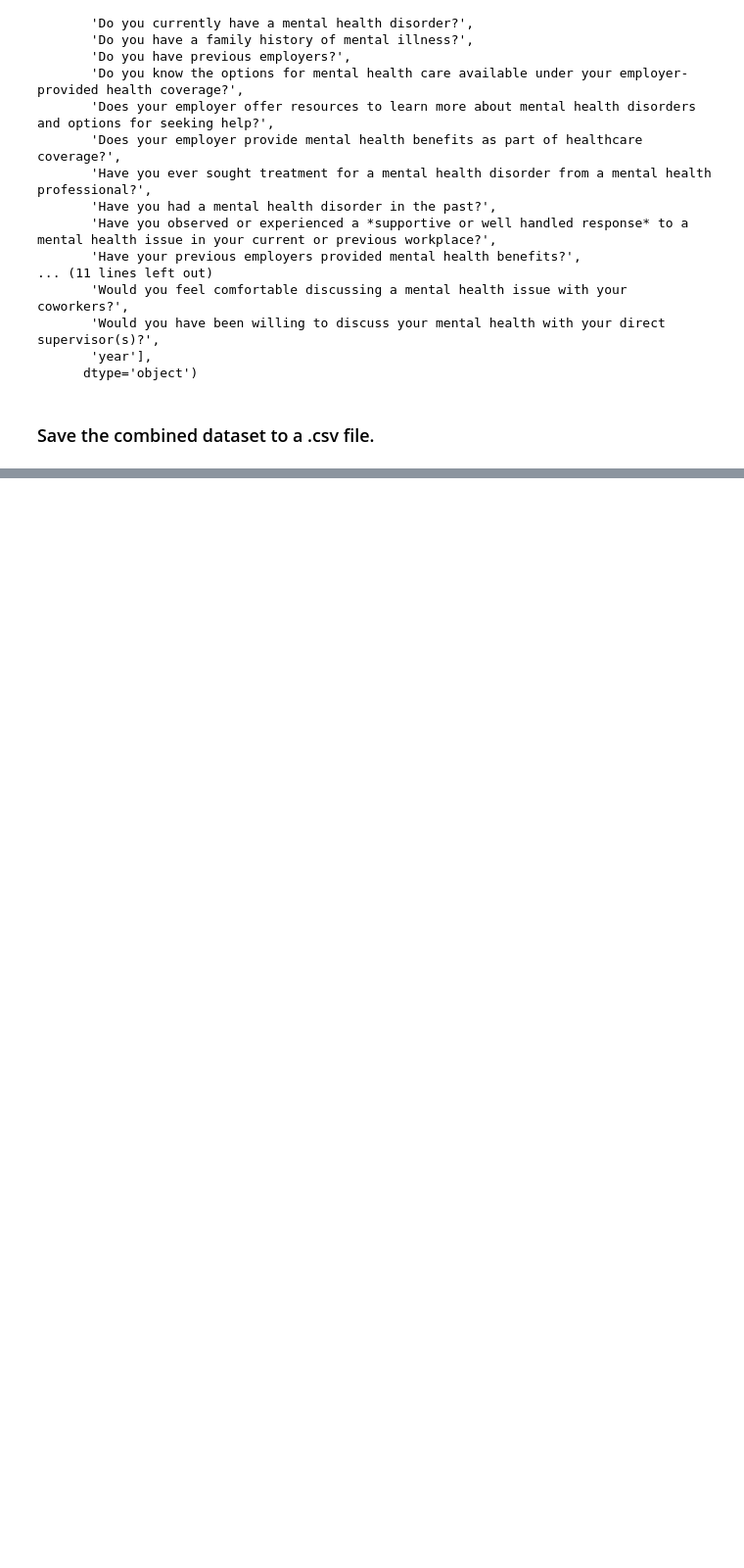
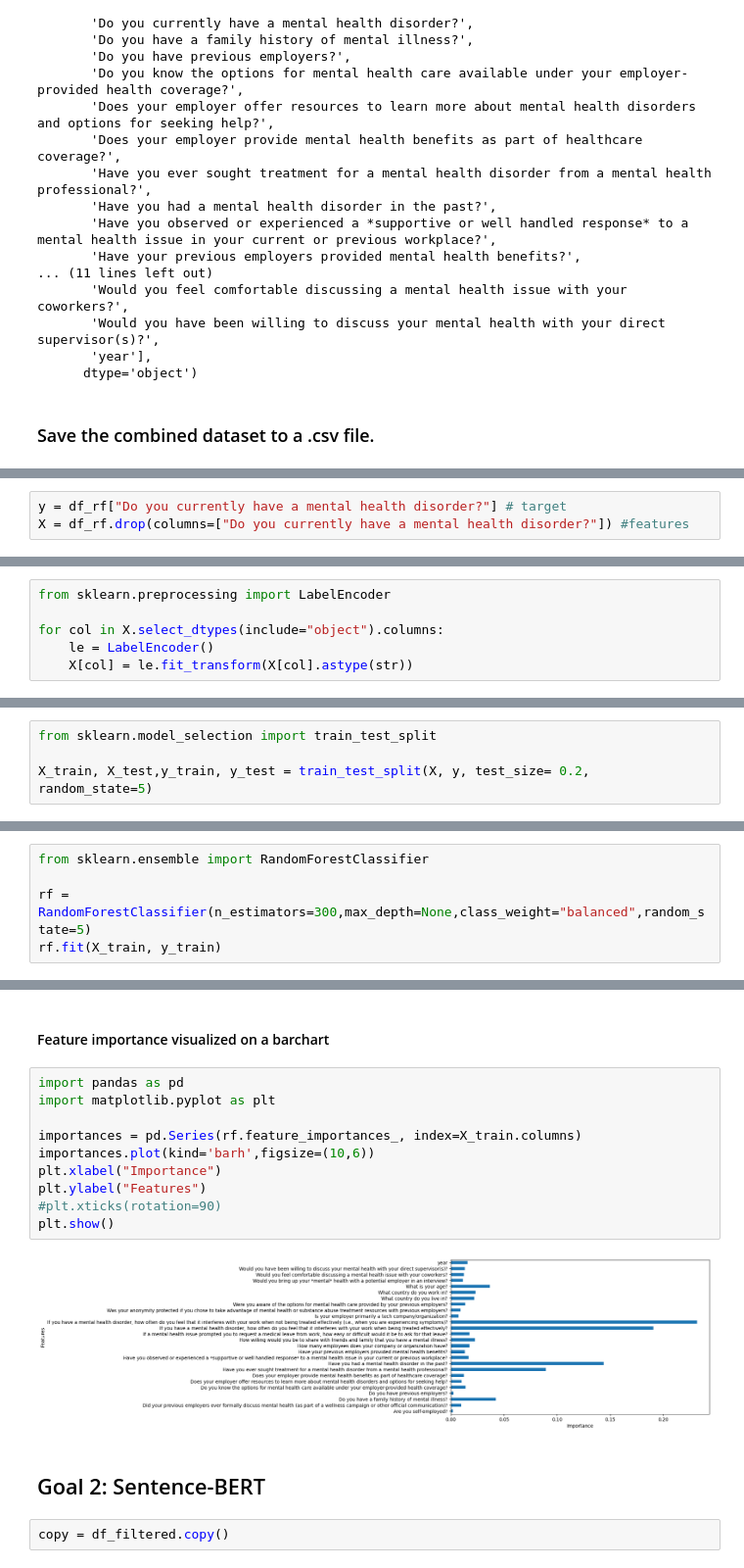
Before and after one commit to karelallik/Mental-Health-in-Tech, a Jupyter notebook: notebooks/combine_and_clean_survey_data.ipynb, the cells around one changed output, grey strips where cells are left out. Shown at 98% size. Cells and saved outputs as stored; diff of their text form; blank space fills up the shorter version.

Commit message:
Functions for data cleaning and goal 2 Random Forest implemented

```diff
--- a/notebooks/combine_and_clean_survey_data.ipynb
+++ b/notebooks/combine_and_clean_survey_data.ipynb
@@ -550,0 +818,3 @@ Saved merged file!
+# %%
+y = df_rf["Do you currently have a mental health disorder?"] # target
+X = df_rf.drop(columns=["Do you currently have a mental health disorder?"]) #features
@@ -550,0 +824,6 @@ Saved merged file!
+# %%
+from sklearn.preprocessing import LabelEncoder
+
+for col in X.select_dtypes(include="object").columns:
+    le = LabelEncoder()
+    X[col] = le.fit_transform(X[col].astype(str))
@@ -550,0 +832,4 @@ Saved merged file!
+# %%
+from sklearn.model_selection import train_test_split
+
+X_train, X_test,y_train, y_test = train_test_split(X, y, test_size= 0.2, random_state=5)
@@ -550,0 +838,5 @@ Saved merged file!
+# %%
+from sklearn.ensemble import RandomForestClassifier
+
+rf = RandomForestClassifier(n_estimators=300,max_depth=None,class_weight="balanced",random_state=5)
+rf.fit(X_train, y_train)
@@ -550,0 +873,18 @@ Saved merged file!
+# %% [markdown]
+#### Feature importance visualized on a barchart
+# %%
+import pandas as pd
+import matplotlib.pyplot as plt
+
+importances = pd.Series(rf.feature_importances_, index=X_train.columns)
+importances.plot(kind='barh',figsize=(10,6))
+plt.xlabel("Importance")
+plt.ylabel("Features")
+#plt.xticks(rotation=90)
+plt.show()
+# %% [output]
+[figure, added]
+# %% [markdown]
+## Goal 2: Sentence-BERT
+# %%
+copy = df_filtered.copy()
```
Also changed, not shown: parts of 70 cells of this notebook.
